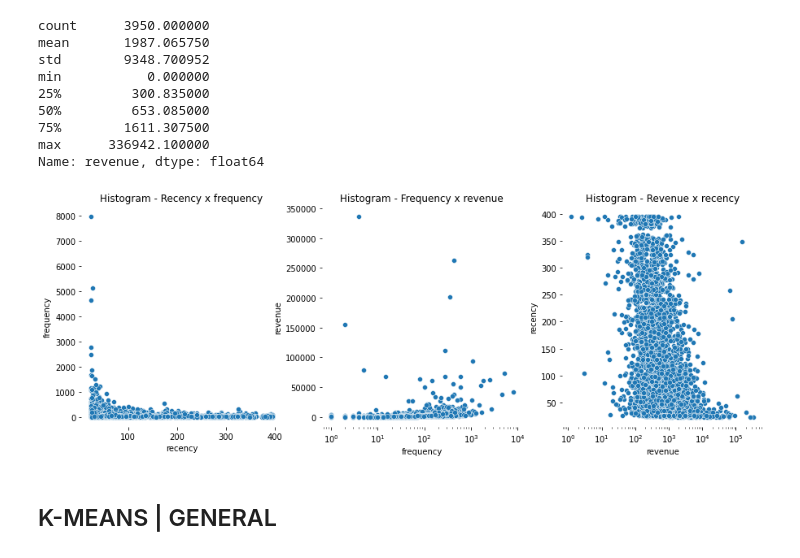
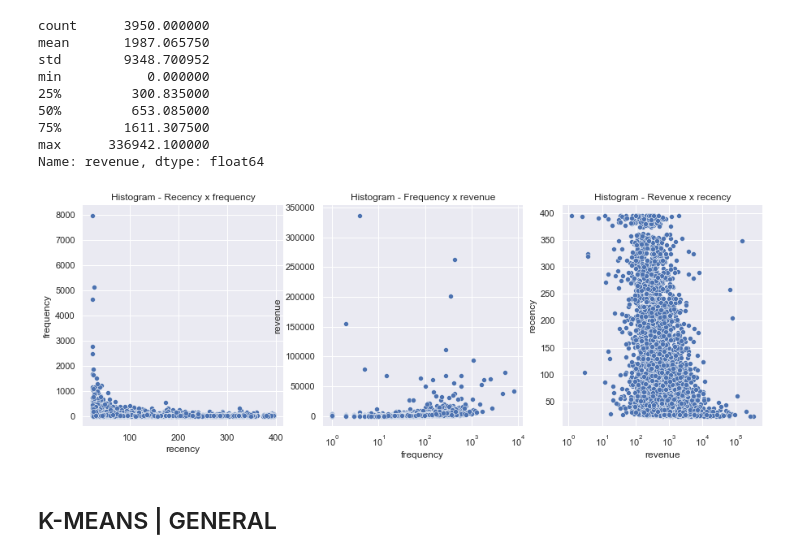
Before and after one commit to daianeklein/customer-segmentation, a Jupyter notebook: customer-segmentation.ipynb, the cells around one changed output. Cells and saved outputs as stored; diff of their text form; code cells hidden in the pictures.

```diff
--- a/customer-segmentation.ipynb
+++ b/customer-segmentation.ipynb
@@ -570,6 +570,7 @@ rfm
 #### RFM TABLE ANALYSIS
 # %%
 #recency
+sns.set_theme()
 
 plt.figure(figsize = (15,5))
 plt.subplot(1, 3, 1)
@@ -626,23 +627,24 @@ max      336942.100000
 Name: revenue, dtype: float64
 # %%
 #recency
+sns.set_theme()
 
 plt.figure(figsize = (15,5))
 plt.subplot(1, 3, 1)
 sns.scatterplot(data = rfm, x = 'recency', y = 'frequency')
 set_chart_settings('Histogram - Recency x frequency')
 
 plt.subplot(1, 3, 2)
 ax2 = sns.scatterplot(data = rfm, x = 'frequency', y = 'revenue')
 set_chart_settings('Histogram - Frequency x revenue')
 ax2.set_xscale("log")
 
 plt.subplot(1, 3, 3)
 ax3 = sns.scatterplot(data = rfm, x = 'revenue', y = 'recency')
 set_chart_settings('Histogram - Revenue x recency')
 ax3.set_xscale("log")
 # %% [output]
-[figure, old version]
+[figure, new version]
 # %% [markdown]
 ## K-MEANS | GENERAL
 # %% [markdown]
```
Also changed, not shown: parts of 16 cells of this notebook.
